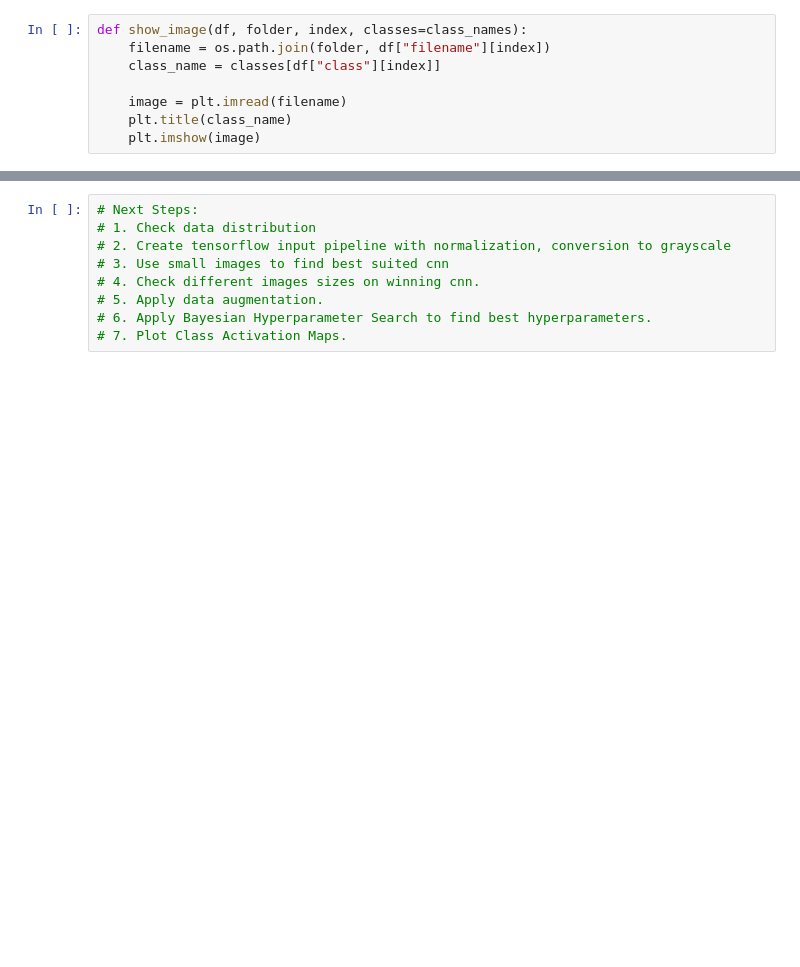
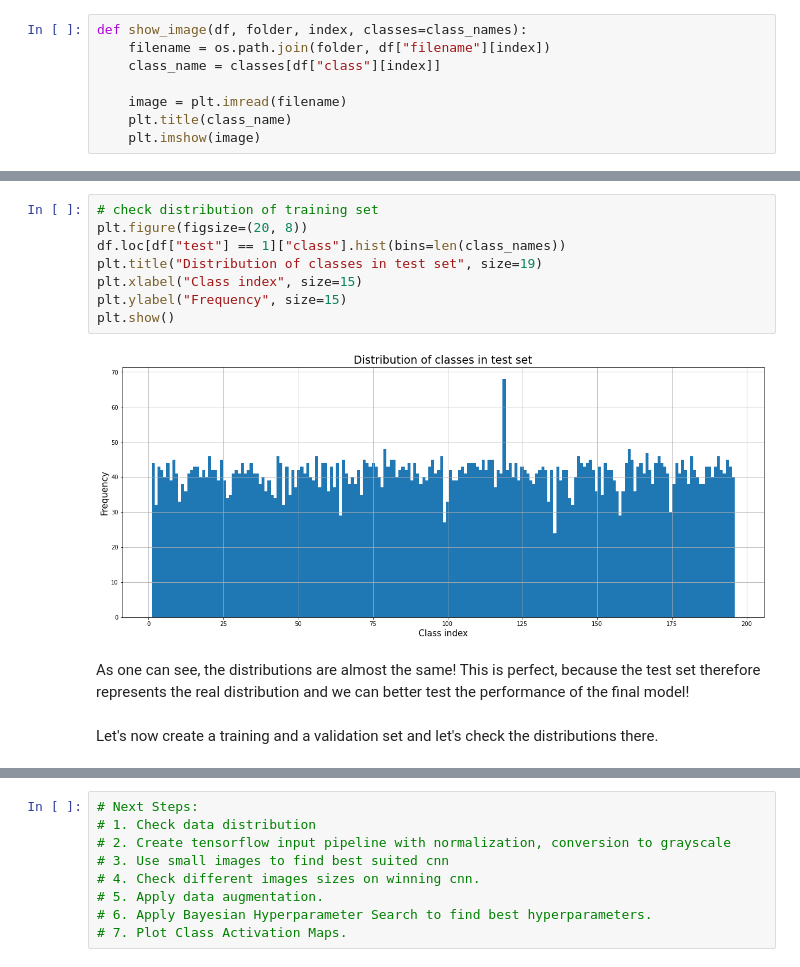
Before and after one commit to patrickbrus/IBM_Machine_Learning_Professional, a Jupyter notebook: Deep_Learning/DeepLearning_Project.ipynb, the cells around one changed output, grey strips where cells are left out. Drawn from its saved outputs; the diff is of its cells as text; blank space fills up the shorter version.

```diff
--- a/Deep_Learning/DeepLearning_Project.ipynb
+++ b/Deep_Learning/DeepLearning_Project.ipynb
@@ -166,0 +193,13 @@ show_image(df, r"data\car_ims", index)
+# %%
+# check distribution of training set
+plt.figure(figsize=(20, 8))
+df.loc[df["test"] == 1]["class"].hist(bins=len(class_names))
+plt.title("Distribution of classes in test set", size=19)
+plt.xlabel("Class index", size=15)
+plt.ylabel("Frequency", size=15)
+plt.show()
+# %% [output]
+[figure, added]
+# %% [markdown]
+As one can see, the distributions are almost the same! This is perfect, because the test set therefore represents the real distribution and we can better test the performance of the final model! <br> <br>
+Let's now create a training and a validation set and let's check the distributions there.
```
Also changed, not shown: parts of 16 cells of this notebook.
